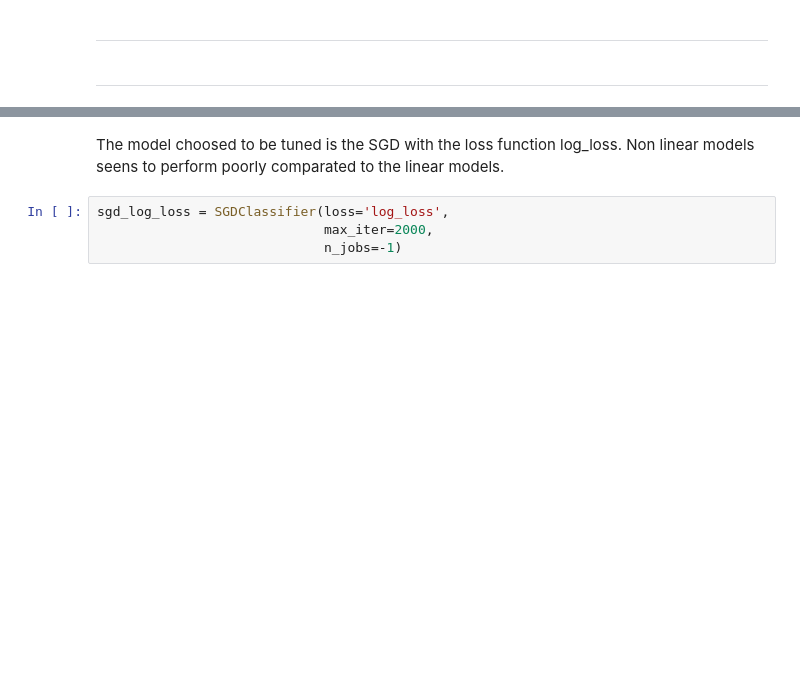
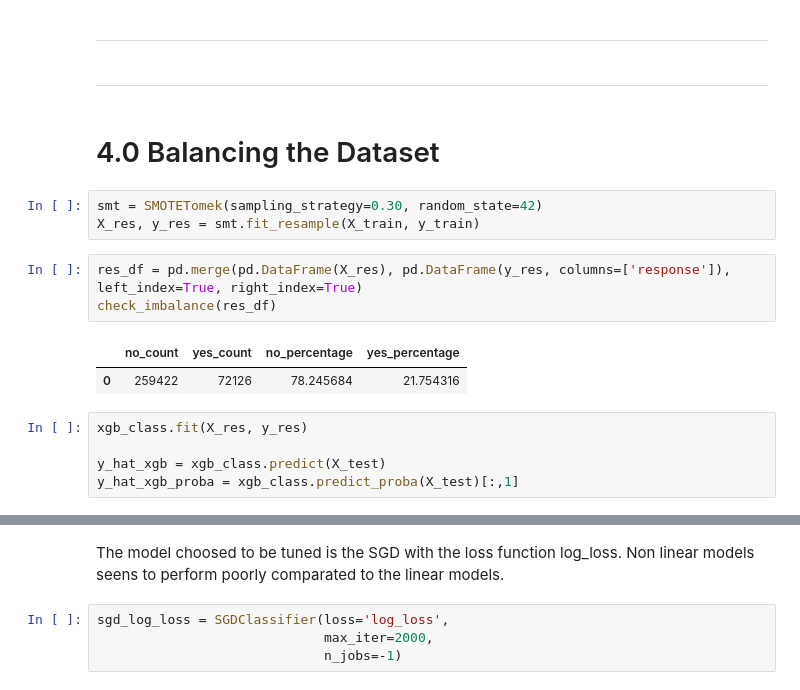
Before and after one commit to iury-repo/health_insurance_cs, a Jupyter notebook: notebooks/2-ims-modeling.ipynb, the cells around one changed output, grey strips where cells are left out. Saved outputs shown, nothing was run; the diff lists cells and outputs as text; blank space fills up the shorter version.

Commit message:
refactor: Testing some balancing strategies in section 3.7 and 4.0

```diff
--- a/notebooks/2-ims-modeling.ipynb
+++ b/notebooks/2-ims-modeling.ipynb
@@ -449,3 +551,19 @@ metrics_summary
 ---
 # %% [markdown]
 ---
+# %% [markdown]
+# 4.0 Balancing the Dataset
+# %%
+smt = SMOTETomek(sampling_strategy=0.30, random_state=42)
+X_res, y_res = smt.fit_resample(X_train, y_train)
+# %%
+res_df = pd.merge(pd.DataFrame(X_res), pd.DataFrame(y_res, columns=['response']), left_index=True, right_index=True)
+check_imbalance(res_df)
+# %% [output]
+|  | no_count | yes_count | no_percentage | yes_percentage |
+| 0 | 259422 | 72126 | 78.245684 | 21.754316 |
+# %%
+xgb_class.fit(X_res, y_res)
+
+y_hat_xgb = xgb_class.predict(X_test)
+y_hat_xgb_proba = xgb_class.predict_proba(X_test)[:,1]
```
Also changed, not shown: parts of 28 cells of this notebook.
